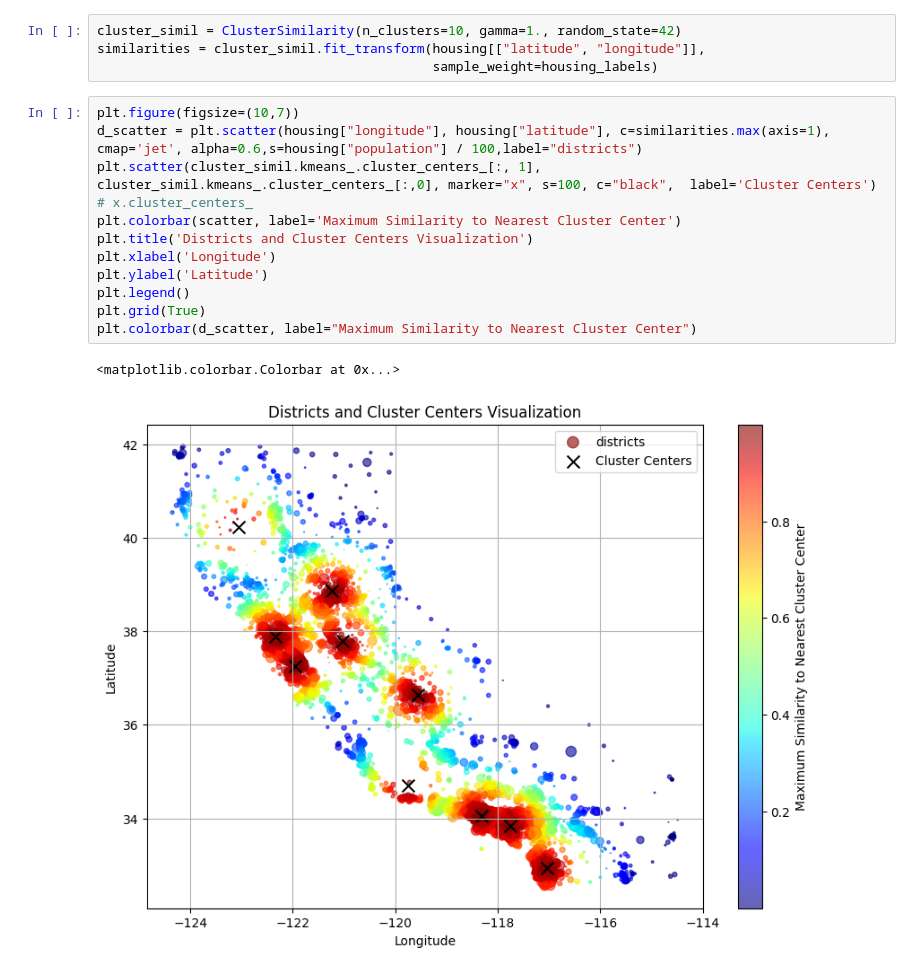
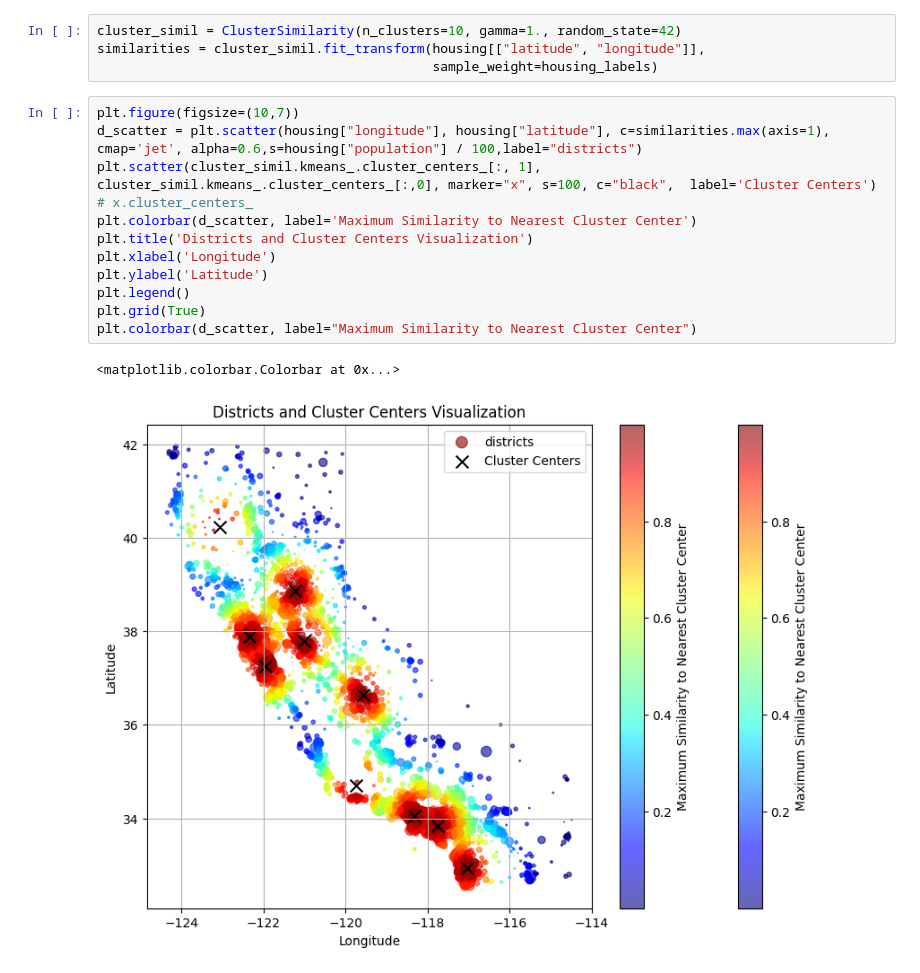
Before and after one commit to ganeshgaiy/ML---district-median-house-pricing-california, a Jupyter notebook: housing-prices-predict.ipynb, the cells around one changed output. Drawn from its saved outputs; the diff is of its cells as text.

```diff
--- a/housing-prices-predict.ipynb
+++ b/housing-prices-predict.ipynb
@@ -754,15 +754,15 @@ similarities = cluster_simil.fit_transform(housing[["latitude", "longitude"]],
 # %%
 plt.figure(figsize=(10,7))
 d_scatter = plt.scatter(housing["longitude"], housing["latitude"], c=similarities.max(axis=1), cmap='jet', alpha=0.6,s=housing["population"] / 100,label="districts")
 plt.scatter(cluster_simil.kmeans_.cluster_centers_[:, 1], cluster_simil.kmeans_.cluster_centers_[:,0], marker="x", s=100, c="black",  label='Cluster Centers')
 # x.cluster_centers_
-plt.colorbar(scatter, label='Maximum Similarity to Nearest Cluster Center')
+plt.colorbar(d_scatter, label='Maximum Similarity to Nearest Cluster Center')
 plt.title('Districts and Cluster Centers Visualization')
 plt.xlabel('Longitude')
 plt.ylabel('Latitude')
 plt.legend()
 plt.grid(True)
 plt.colorbar(d_scatter, label="Maximum Similarity to Nearest Cluster Center")
 # %% [output]
 <matplotlib.colorbar.Colorbar at 0x...>
-[figure, old version]
+[figure, new version]
```
Also changed, not shown: parts of 21 cells of this notebook.
